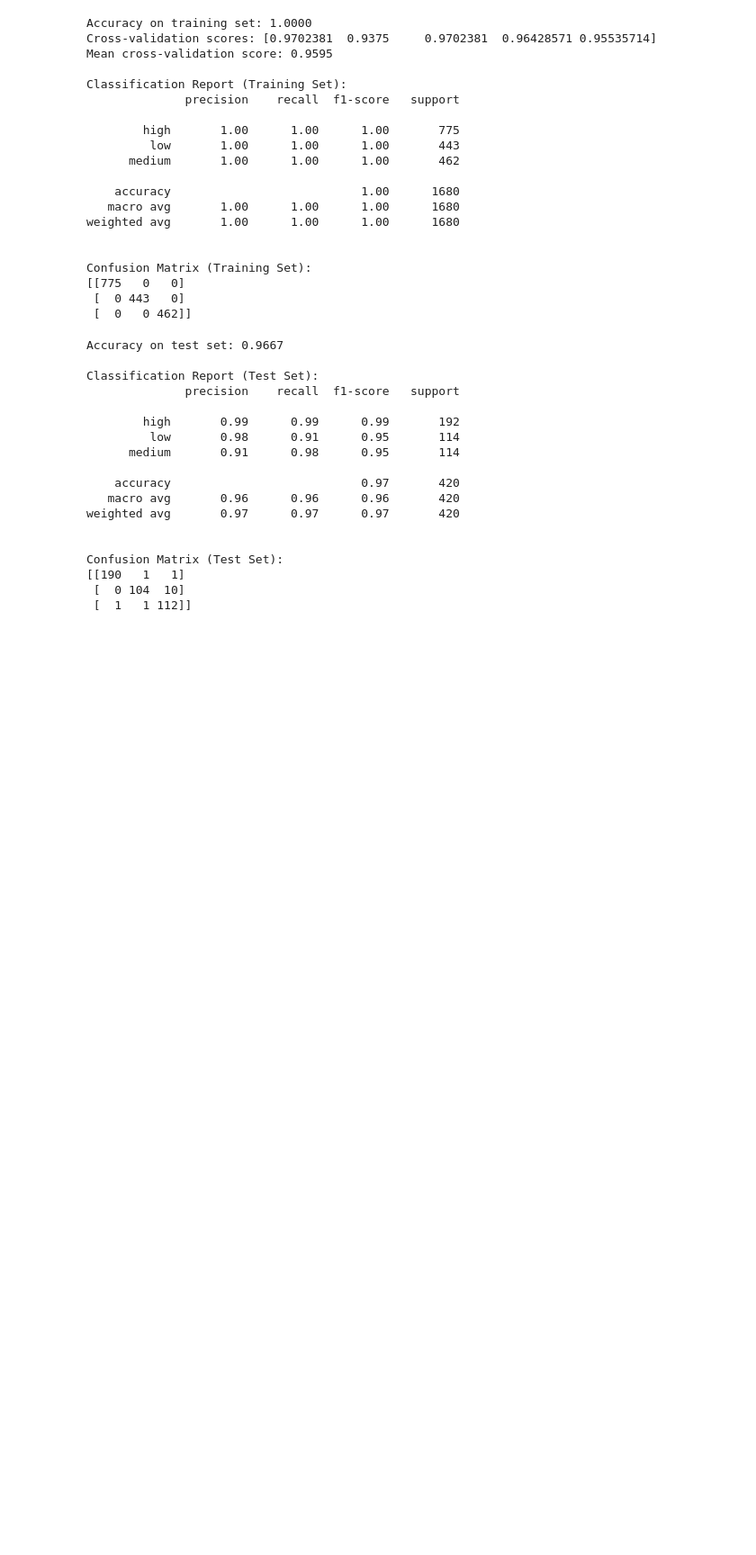
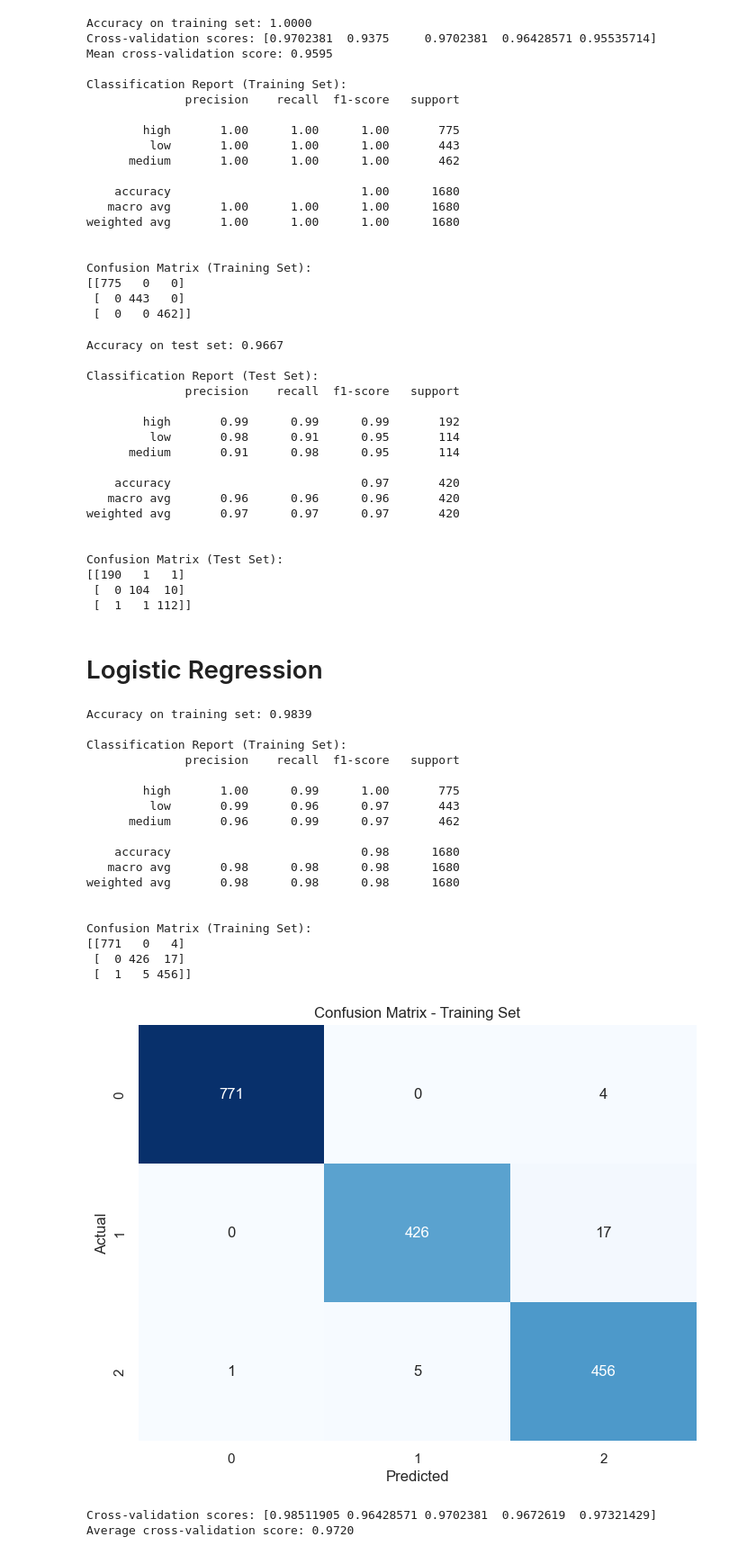
Before and after one commit to LiewZhengXian/UCCD2063-Assignment, a Jupyter notebook: LeeCH_AIT_Template_Original.ipynb, the cells around one changed output. Shown: that part at 90% size. Saved outputs shown, nothing was run; the diff lists cells and outputs as text; code cells hidden in the pictures; blank space fills up the shorter version.

```diff
--- a/LeeCH_AIT_Template_Original.ipynb
+++ b/LeeCH_AIT_Template_Original.ipynb
@@ -541,3 +555,69 @@ Confusion Matrix (Test Set):
 [[190   1   1]
  [  0 104  10]
  [  1   1 112]]
+# %% [markdown]
+# Logistic Regression
+# %%
+from sklearn.linear_model import LogisticRegression
+from sklearn.metrics import accuracy_score, classification_report, confusion_matrix
+import seaborn as sns
+import matplotlib.pyplot as plt
+
+# Initialize the Logistic Regression model
+log_reg = LogisticRegression(multi_class='multinomial', solver='lbfgs', max_iter=1000, random_state=69)
+
+# Train the model on the training data
+log_reg.fit(X_train_tr, y_train)
+
+# Predict on the training data
+y_train_pred = log_reg.predict(X_train_tr)
+
+# Evaluate the model on the training set
+train_accuracy = accuracy_score(y_train, y_train_pred)
+print(f'Accuracy on training set: {train_accuracy:.4f}')
+
+# Classification report for the training set
+print("\nClassification Report (Training Set):")
+print(classification_report(y_train, y_train_pred))
+
+# Confusion matrix for the training set
+print("\nConfusion Matrix (Training Set):")
+cm_train = confusion_matrix(y_train, y_train_pred)
+print(cm_train)
+
+# Plotting the confusion matrix for the training set
+plt.figure(figsize=(8,6))
+sns.heatmap(cm_train, annot=True, fmt="d", cmap="Blues", cbar=False)
+plt.xlabel('Predicted')
+plt.ylabel('Actual')
+plt.title('Confusion Matrix - Training Set')
+plt.show()
+
+# Cross-validation on the training set
+from sklearn.model_selection import cross_val_score
+
+cross_val_scores = cross_val_score(log_reg, X_train_tr, y_train, cv=5)
+print(f'\nCross-validation scores: {cross_val_scores}')
+print(f'Average cross-validation score: {cross_val_scores.mean():.4f}')
+# %% [output]
+Accuracy on training set: 0.9839
+
+Classification Report (Training Set):
+              precision    recall  f1-score   support
+
+        high       1.00      0.99      1.00       775
+         low       0.99      0.96      0.97       443
+      medium       0.96      0.99      0.97       462
+
+    accuracy                           0.98      1680
+   macro avg       0.98      0.98      0.98      1680
+weighted avg       0.98      0.98      0.98      1680
+
+
+Confusion Matrix (Training Set):
+[[771   0   4]
+ [  0 426  17]
+ [  1   5 456]]
+[figure, added]
+Cross-validation scores: [0.98511905 0.96428571 0.9702381  0.9672619  0.97321429]
+Average cross-validation score: 0.9720
```
Also changed, not shown: parts of 4 cells of this notebook.
